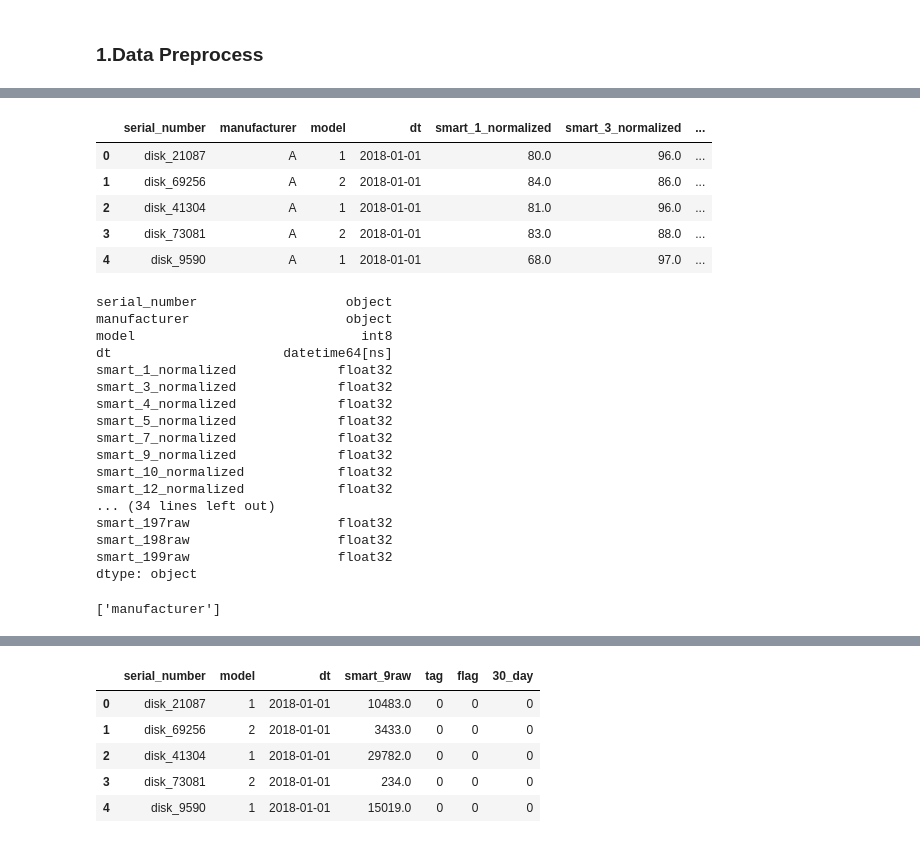
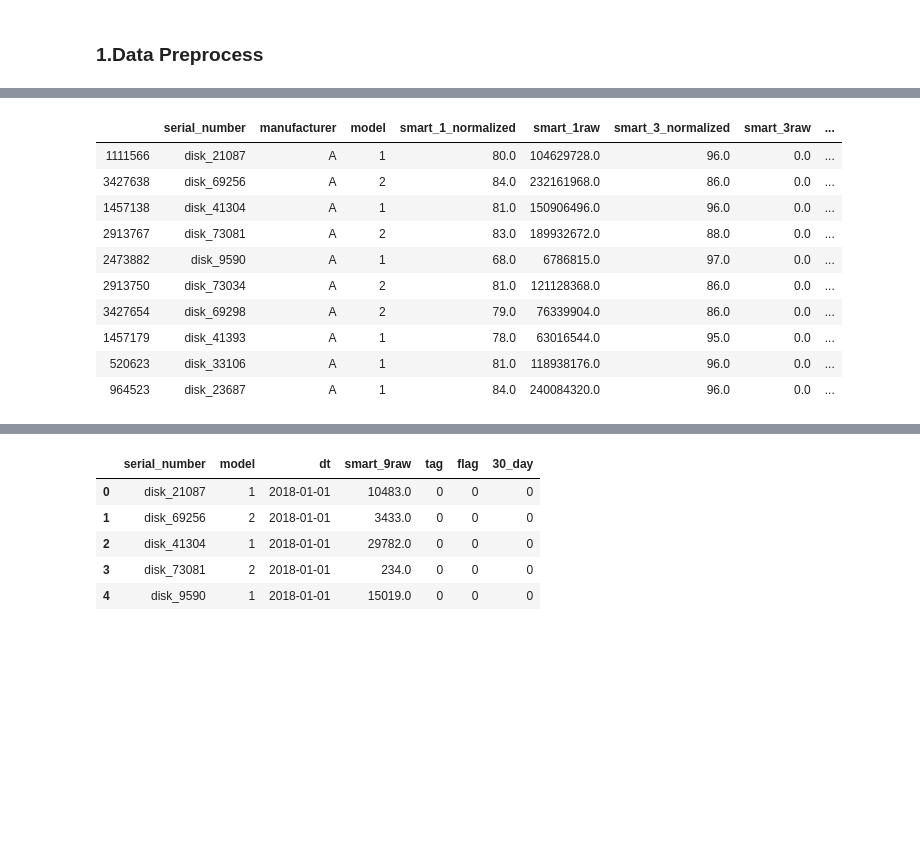
Before and after one commit to DevinWang23/tianchi_ai_ops_2020, a Jupyter notebook: jupyter_notebook/data_analysis.ipynb, the cells around one changed output, grey strips where cells are left out. Saved outputs shown, nothing was run; the diff lists cells and outputs as text; code cells hidden in the pictures; blank space fills up the shorter version.

```diff
--- a/jupyter_notebook/data_analysis.ipynb
+++ b/jupyter_notebook/data_analysis.ipynb
@@ -61,2 +77,2 @@ l = iter(l)
 # %%
-train_fe_df = pd.read_hdf(os.path.join(conf.DATA_DIR,'data_2018_all.h5'))
+train_fe_df = pd.read_hdf(os.path.join(conf.DATA_DIR,'data_2018_semifinals_all.h5'))
@@ -77,35 +121,16 @@ train_fe_df.loc[train_fe_df.tag!=0,'tag'] = 1
 # %%
 index_cols, cate_cols, cont_cols, label_cols = check_columns(train_fe_df.dtypes.to_dict())
 # %%
-train_fe_df.head()
+train_fe_df.head(10)
 # %% [output]
-|  | serial_number | manufacturer | model | dt | smart_1_normalized | smart_3_normalized | ... |
-| 0 | disk_21087 | A | 1 | 2018-01-01 | 80.0 | 96.0 | ... |
-| 1 | disk_69256 | A | 2 | 2018-01-01 | 84.0 | 86.0 | ... |
-| 2 | disk_41304 | A | 1 | 2018-01-01 | 81.0 | 96.0 | ... |
-| 3 | disk_73081 | A | 2 | 2018-01-01 | 83.0 | 88.0 | ... |
-| 4 | disk_9590 | A | 1 | 2018-01-01 | 68.0 | 97.0 | ... |
+|  | serial_number | manufacturer | model | smart_1_normalized | smart_1raw | smart_3_normalized | smart_3raw | ... |
+| 1111566 | disk_21087 | A | 1 | 80.0 | 104629728.0 | 96.0 | 0.0 | ... |
+| 3427638 | disk_69256 | A | 2 | 84.0 | 232161968.0 | 86.0 | 0.0 | ... |
+| 1457138 | disk_41304 | A | 1 | 81.0 | 150906496.0 | 96.0 | 0.0 | ... |
+| 2913767 | disk_73081 | A | 2 | 83.0 | 189932672.0 | 88.0 | 0.0 | ... |
+| 2473882 | disk_9590 | A | 1 | 68.0 | 6786815.0 | 97.0 | 0.0 | ... |
+| 2913750 | disk_73034 | A | 2 | 81.0 | 121128368.0 | 86.0 | 0.0 | ... |
+| 3427654 | disk_69298 | A | 2 | 79.0 | 76339904.0 | 86.0 | 0.0 | ... |
+| 1457179 | disk_41393 | A | 1 | 78.0 | 63016544.0 | 95.0 | 0.0 | ... |
+| 520623 | disk_33106 | A | 1 | 81.0 | 118938176.0 | 96.0 | 0.0 | ... |
+| 964523 | disk_23687 | A | 1 | 84.0 | 240084320.0 | 96.0 | 0.0 | ... |
-# %%
-train_fe_df.dtypes
-# %% [output]
-serial_number                   object
-manufacturer                    object
-model                             int8
-dt                      datetime64[ns]
-smart_1_normalized             float32
-smart_3_normalized             float32
-smart_4_normalized             float32
-smart_5_normalized             float32
-smart_7_normalized             float32
-smart_9_normalized             float32
-smart_10_normalized            float32
-smart_12_normalized            float32
-... (34 lines left out)
-smart_197raw                   float32
-smart_198raw                   float32
-smart_199raw                   float32
-dtype: object
-# %%
-cate_cols
-# %% [output]
-['manufacturer']
```
Also changed, not shown: parts of 32 cells of this notebook, 28 other files.
